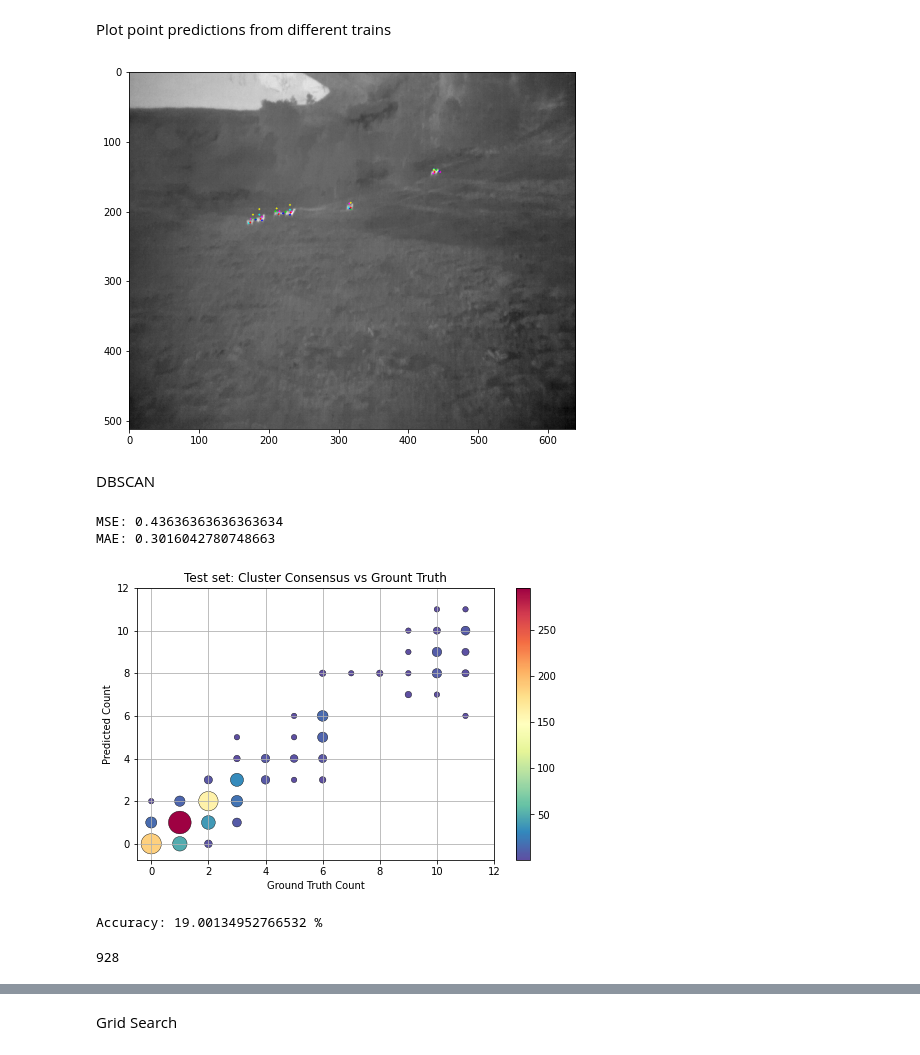
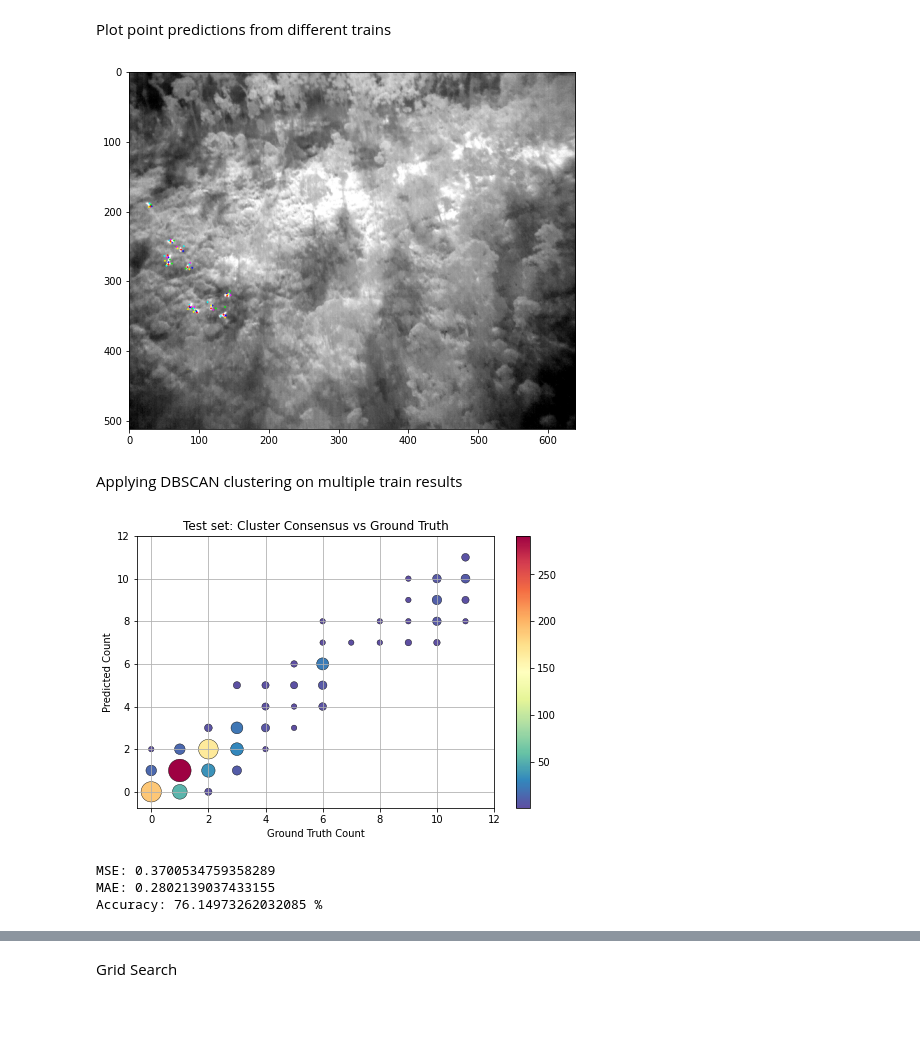
Before and after one commit to crystallcx/CrowdCounting-P2PNet, a Jupyter notebook: vis/visualise_results.ipynb, the cells around one changed output, grey strips where cells are left out. Cells and saved outputs as stored; diff of their text form; code cells hidden in the pictures; blank space fills up the shorter version.

```diff
--- a/vis/visualise_results.ipynb
+++ b/vis/visualise_results.ipynb
@@ -22,7 +46,7 @@ def find(name, path):
         if name in files:
             return os.path.join(root, name)
 # %%
-#Set paths
+# Setting paths & Defining some variables
 db_dir = "/mnt/home/n10203478/EGH400/database/"
 db_dir = "../../../database"
 # p2p_dir = "../../../CrowdCounting-P2PNet/"
@@ -31,6 +55,7 @@ old_p2p_dir = "../../../CrowdCounting-P2PNet/"
 old_db_dir = "../../../database_del"
 
 alphabet_set = list(map(chr, range(97, 123)))
+num_trains = len(p2ptr_names)
 # %%
 # Read gt .txt files and save in gt_train, gt_test
 with open(os.path.join(db_dir,"train_gt.txt")) as load_file:
@@ -113 +140,4 @@ len(test_array)
+# %%
+p2ptr_names=['run_1take2','run_2', 'run_3', 'run_4', 'run_5take2']
+colors = ['c','m','g','tab:orange','b']
 # %%
@@ -124,15 +154,15 @@ len(test_array)
 # %%
 num = 8
 randnums= np.random.randint(300,len(test_array),num)
-colors = ['c','m','g','tab:orange','b']
 
 print(randnums)
 fig = plt.figure(figsize=[25, 10])
 for i in range(num):
     x = randnums[i]
     pts=[]
-    for z in range(5):
-        pts_path = (os.path.join(p2p_dir,"vis","run_"+str(z+1),test_array[x][0]+'.txt'))
+    for z in range(num_trains):
+        # pts_path = (os.path.join(p2p_dir,"vis","run_"+str(z+1),test_array[x][0]+'.txt'))
+        pts_path = (os.path.join(p2p_dir,"vis",p2ptr_names(z),test_array[x][0]+'.txt'))
 
         with open(pts_path) as load_file:
             pts.append([(line.split()) for line in load_file])
@@ -151,7 +181,7 @@ for i in range(num):
     plt.setp(ax, xticks=[], yticks=[])
     # plt.imshow(img_to_draw)
 
-    for z in range(5):
+    for z in range(num_trains):
         for p in pts[z]:
             x = int(float(p[0])*640)
             y = int(float(p[1])*512)
@@ -176,8 +206,6 @@ Plot point predictions from different trains
 def plot_run_preds(k):
     # k = 820#820, randnums[0]#809
     size = 1
-
-    # colors = ['c','m','g','tab:orange','b']
     colors = [[0, 255, 0], [0, 0, 255],[0, 255, 255],[255, 0, 255],[255, 255, 0]]     # lime, blue, cyan, magenta yellow
 
     # for img in test_array:
@@ -185,12 +213,12 @@ def plot_run_preds(k):
 
     pts = []
     img_to_draw = cv2.cvtColor((test_array[k][2]), cv2.COLOR_BGR2RGB)
-    for i in range(5):
-        pts_path = (os.path.join(p2p_dir,"vis","run_"+str(i+1),test_array[k][0]+'.txt'))
+    for i in range(num_trains):
+        pts_path = (os.path.join(p2p_dir,"vis",p2ptr_names[i],test_array[k][0]+'.txt'))
         with open(pts_path) as load_file:
             pts.append([(line.split()) for line in load_file])
 
-    for i in range(5):
+    for i in range(num_trains):
         for p in pts[i]:
             x = int(float(p[0])*640)
             y = int(float(p[1])*512)
@@ -207,11 +235,11 @@ def plot_run_preds(k):
     fig = plt.figure(figsize=[8, 8])
     plt.imshow(img_to_draw)
 # %%
-plot_run_preds(860)
+plot_run_preds(928)
 # %% [output]
-[figure, old version]
+[figure, new version]
-# %% [markdown]
-DBSCAN
+# %% [markdown]
+Applying DBSCAN clustering on multiple train results
 # %%
 #import additional modules
 from sklearn.cluster import DBSCAN
@@ -320,11 +340,7 @@ cluster_pts = cluster_all(6,3)
 # %%
-#cluster test set
-
+# Plot scatterplot of cluster results
 cluster_pts_sorted = sorted(cluster_pts, key=lambda tup: tup[0])
 test_y=column(cluster_pts_sorted, 1)
-
-print("MSE: {}".format(metrics.mean_squared_error(test_x,test_y)))
-print("MAE: {}".format(metrics.mean_absolute_error(test_x, test_y)))
 
 #Generate a list of unique points
 points=list(set(zip(test_x,test_y)))
@@ -353,30 +369,12 @@ for j in range(len(g)):
     if tuple(g[j])[0]==tuple(g[j])[1]:
         correct+=(tuple(g[j])[2])
 
+
+print("MSE: {}".format(metrics.mean_squared_error(test_x,test_y)))
+print("MAE: {}".format(metrics.mean_absolute_error(test_x, test_y)))
 print("Accuracy: {} %".format(correct/len(gt_test)*100))
 # %% [output]
+[figure, new version]
-MSE: 0.43636363636363634
-MAE: 0.3016042780748663
+MSE: 0.3700534759358289
+MAE: 0.2802139037433155
+Accuracy: 76.14973262032085 %
-[figure, old version]
-Accuracy: 19.00134952766532 %
-# %%
-teststring = ""
-zipped = tuple(zip(test_x,test_y))
-
-for i in range(len(gt_test)):
-    if zipped[i]==(11,6):
-        teststring = gt_test_sorted[i][0]
-
-if not teststring == '':
-    for i in range(len(gt_test)):
-        if gt_test[i][0]==teststring:
-            print(i)
-
-# print(teststring in next(zip(*gt_test_sorted)))
-# print(teststring in next(zip(*gt_test)))
-# print(gt_test[:3])
-
-# hmm, purely based on your code, I think you don't really need to iterate over the indices
-# you can just iterate over the elements directly
-# %% [output]
-928
```
Also changed, not shown: parts of 30 cells of this notebook.
